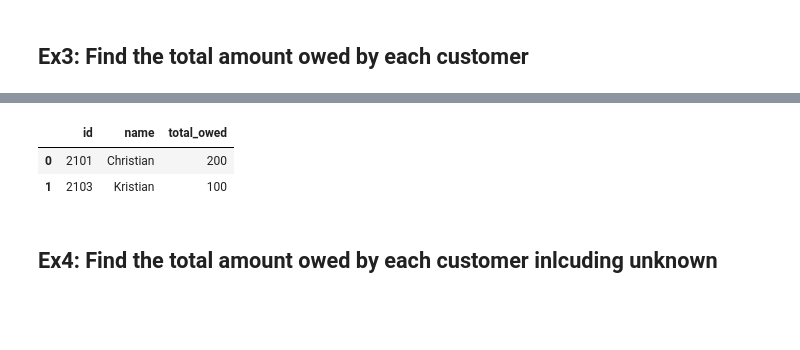
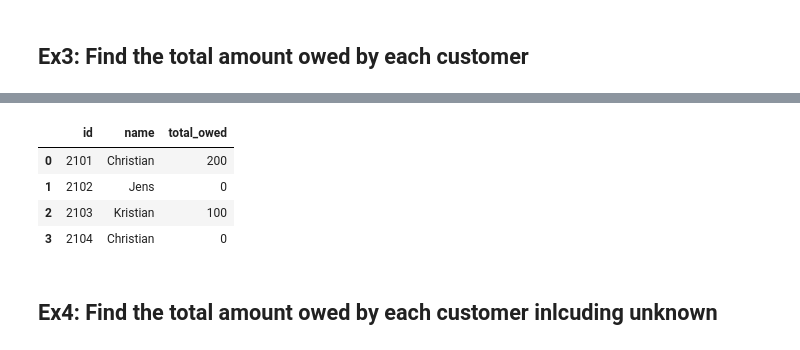
Before and after one commit to UniVR-DH/DBMS-course, a Jupyter notebook: notebooks/lab03-sqlite.ipynb, the cells around one changed output, grey strips where cells are left out. Drawn from its saved outputs; the diff is of its cells as text; code cells hidden in the pictures; blank space fills up the shorter version.

```diff
--- a/notebooks/lab03-sqlite.ipynb
+++ b/notebooks/lab03-sqlite.ipynb
@@ -132,13 +154,15 @@ WHERE i.ordid NOT IN  (SELECT ordid FROM c_order)
 # %%
 %%sql
 SELECT c.id, c.name, SUM(i.price) AS total_owed
 FROM customer c
-JOIN invoice i ON c.id = i.cid
+LEFT JOIN invoice i ON c.id = i.cid
 GROUP BY c.id, c.name;
 # %% [output]
 |  | id | name | total_owed |
 | 0 | 2101 | Christian | 200 |
-| 1 | 2103 | Kristian | 100 |
+| 1 | 2102 | Jens | 0 |
+| 2 | 2103 | Kristian | 100 |
+| 3 | 2104 | Christian | 0 |
 # %% [markdown]
 ## Ex4: Find the total amount owed by each customer inlcuding unknown
 # %%
```
Also changed, not shown: parts of 8 cells of this notebook.
